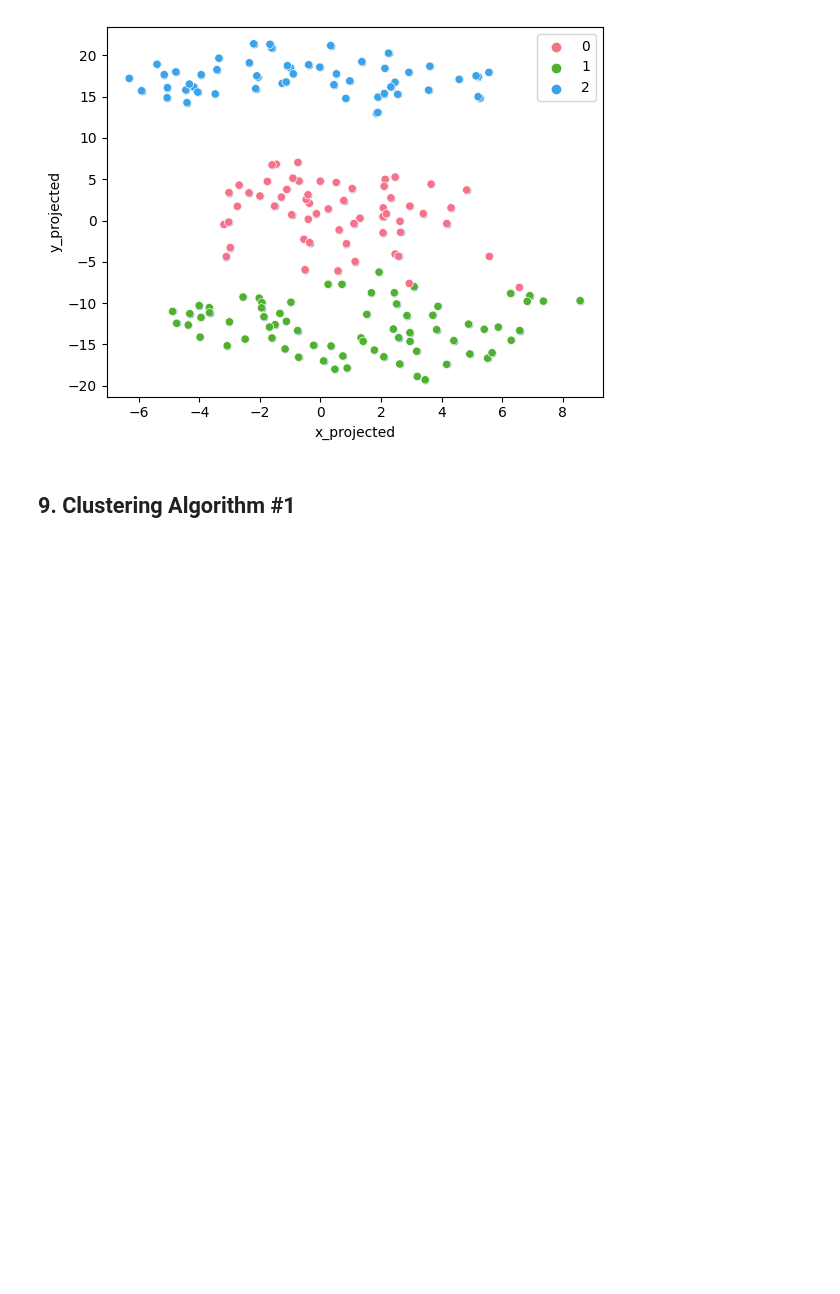
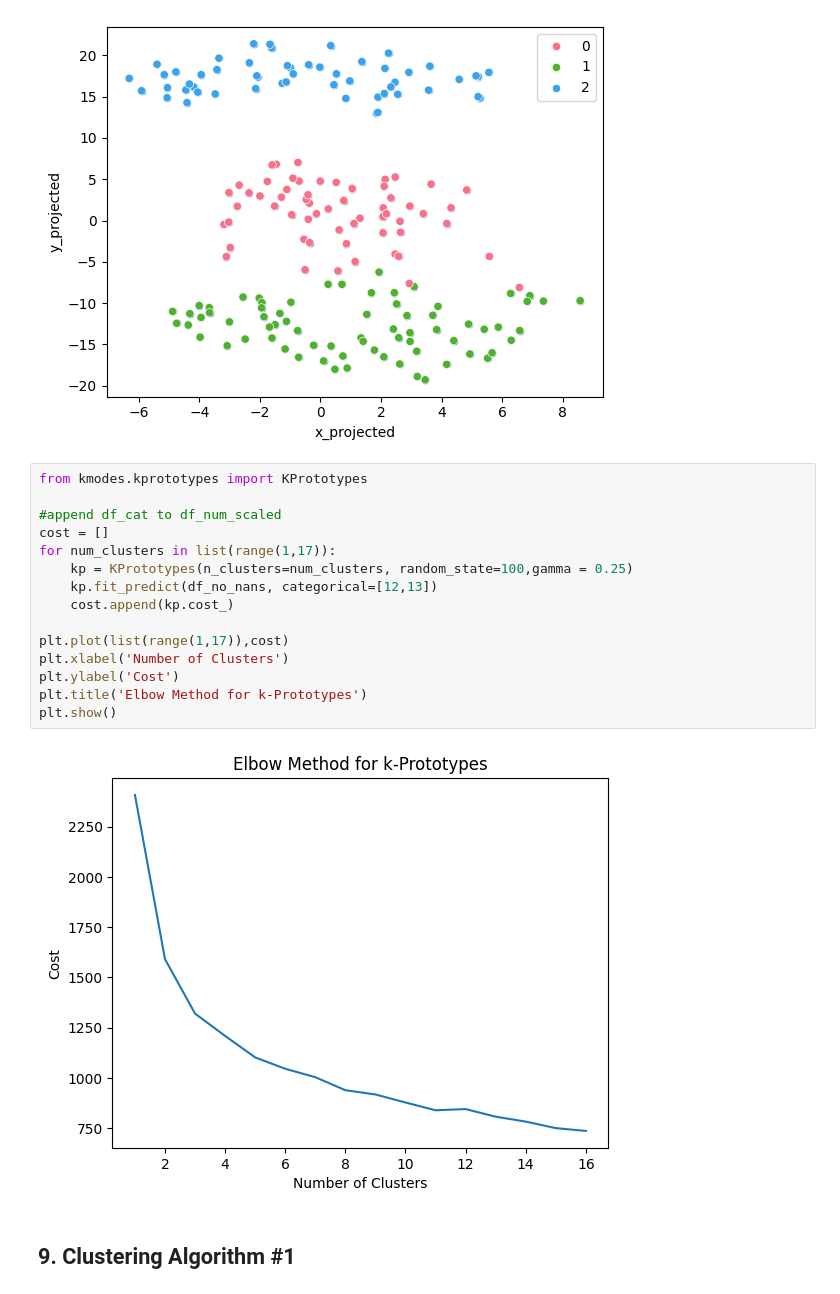
Before and after one commit to agrigortsuk/stat437project, a Jupyter notebook: new_dataset.ipynb, the cells around one changed output. Drawn from its saved outputs; the diff is of its cells as text; blank space fills up the shorter version.

```diff
--- a/new_dataset.ipynb
+++ b/new_dataset.ipynb
@@ -401,5 +396,22 @@ plt.legend(bbox_to_anchor=(1,1))
 plt.show()
 # %% [output]
 [figure]
+# %%
+from kmodes.kprototypes import KPrototypes
+
+#append df_cat to df_num_scaled
+cost = []
+for num_clusters in list(range(1,17)):
+    kp = KPrototypes(n_clusters=num_clusters, random_state=100,gamma = 0.25)
+    kp.fit_predict(df_no_nans, categorical=[12,13])
+    cost.append(kp.cost_)
+
+plt.plot(list(range(1,17)),cost)
+plt.xlabel('Number of Clusters')
+plt.ylabel('Cost')
+plt.title('Elbow Method for k-Prototypes')
+plt.show()
+# %% [output]
+[figure, added]
 # %% [markdown]
 ## 9. Clustering Algorithm #1
```
Also changed, not shown: parts of 7 cells of this notebook.
